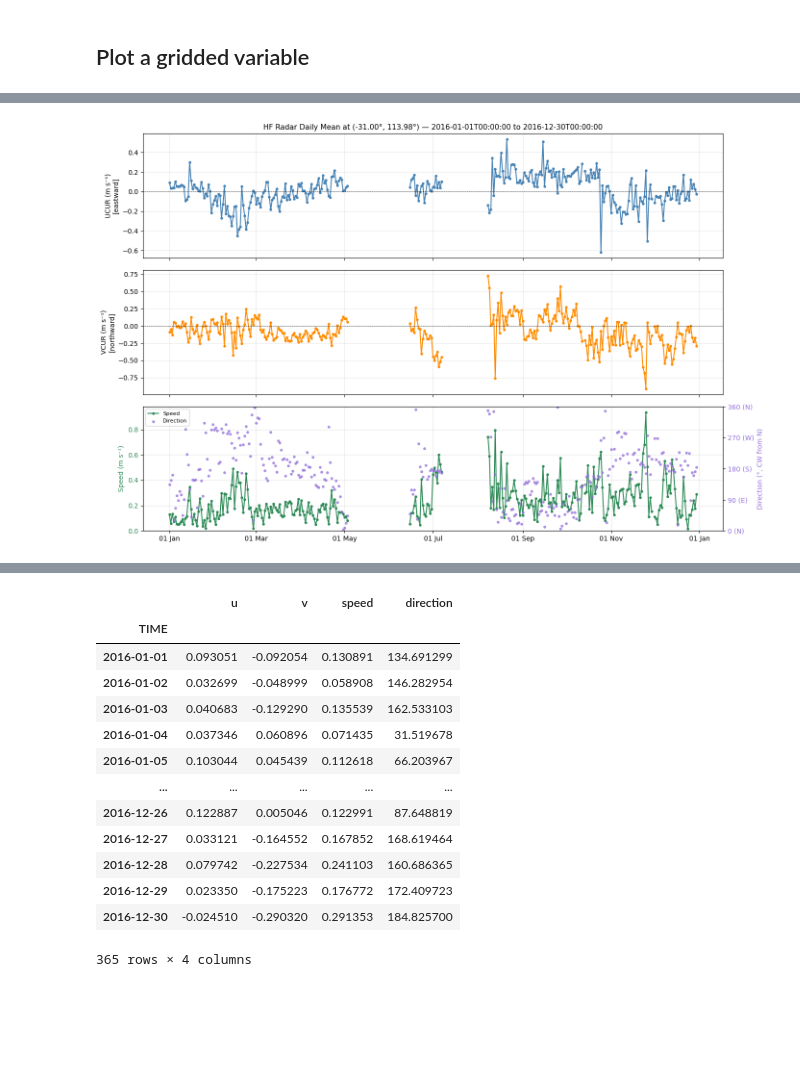
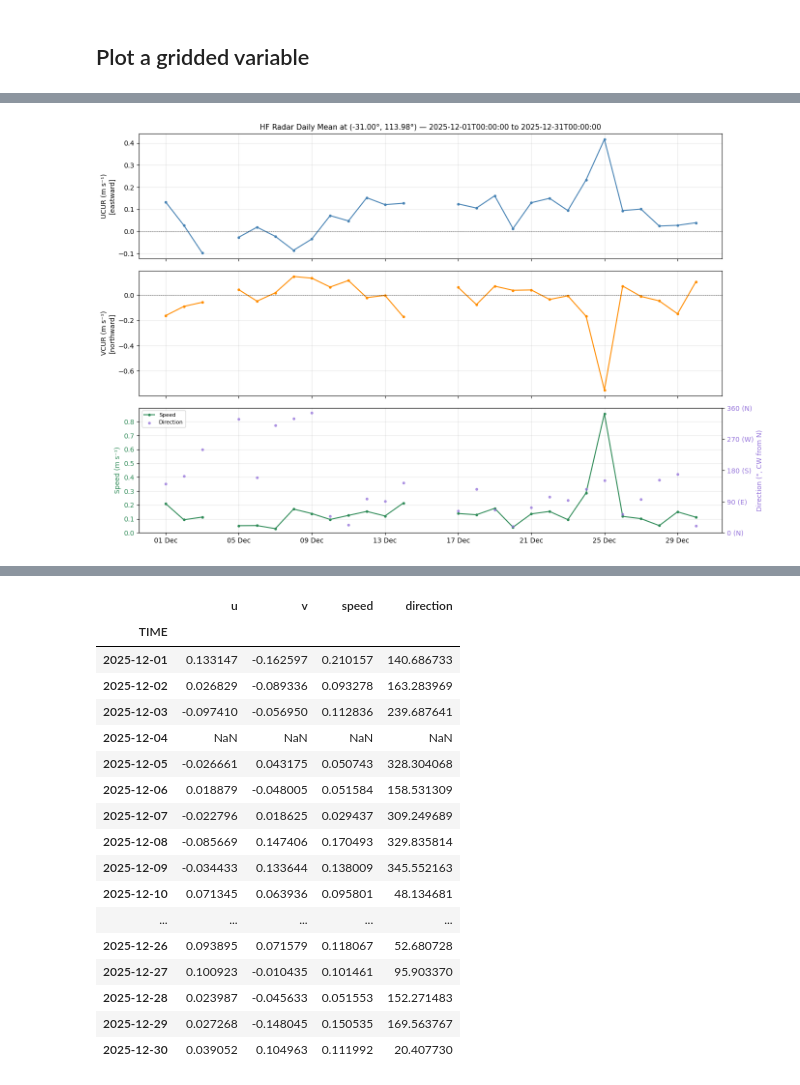
Before and after one commit to aodn/aodn_cloud_optimised, a Jupyter notebook: notebooks/radar_TurquoiseCoast_velocity_hourly_averaged_realtime_nonqc.ipynb, the cells around one changed output, grey strips where cells are left out. Saved outputs shown, nothing was run; the diff lists cells and outputs as text; code cells hidden in the pictures; blank space fills up the shorter version.

```diff
--- a/notebooks/radar_TurquoiseCoast_velocity_hourly_averaged_realtime_nonqc.ipynb
+++ b/notebooks/radar_TurquoiseCoast_velocity_hourly_averaged_realtime_nonqc.ipynb
@@ -87,6 +87,6 @@ Wall time: 3.11 s
 # %%
 %%time
-aodn_dataset.plot_radar_water_velocity_timeseries(date_start='2016-01-01T00:00:00',
-                                            date_end='2016-12-30T00:00:00', lat=-31, lon=114)
+aodn_dataset.plot_radar_water_velocity_timeseries(date_start='2025-12-01T00:00:00',
+                                            date_end='2025-12-31T00:00:00', lat=-31, lon=114)
 # %% [output]
-[figure, old version]
+[figure, new version]
@@ -95,14 +95,18 @@ Wall time: 6.33 s
 |  | u | v | speed | direction |
 | TIME |  |  |  |  |
-| 2016-01-01 | 0.093051 | -0.092054 | 0.130891 | 134.691299 |
-| 2016-01-02 | 0.032699 | -0.048999 | 0.058908 | 146.282954 |
-| 2016-01-03 | 0.040683 | -0.129290 | 0.135539 | 162.533103 |
-| 2016-01-04 | 0.037346 | 0.060896 | 0.071435 | 31.519678 |
-| 2016-01-05 | 0.103044 | 0.045439 | 0.112618 | 66.203967 |
+| 2025-12-01 | 0.133147 | -0.162597 | 0.210157 | 140.686733 |
+| 2025-12-02 | 0.026829 | -0.089336 | 0.093278 | 163.283969 |
+| 2025-12-03 | -0.097410 | -0.056950 | 0.112836 | 239.687641 |
+| 2025-12-04 | NaN | NaN | NaN | NaN |
+| 2025-12-05 | -0.026661 | 0.043175 | 0.050743 | 328.304068 |
+| 2025-12-06 | 0.018879 | -0.048005 | 0.051584 | 158.531309 |
+| 2025-12-07 | -0.022796 | 0.018625 | 0.029437 | 309.249689 |
+| 2025-12-08 | -0.085669 | 0.147406 | 0.170493 | 329.835814 |
+| 2025-12-09 | -0.034433 | 0.133644 | 0.138009 | 345.552163 |
+| 2025-12-10 | 0.071345 | 0.063936 | 0.095801 | 48.134681 |
 | ... | ... | ... | ... | ... |
-| 2016-12-26 | 0.122887 | 0.005046 | 0.122991 | 87.648819 |
-| 2016-12-27 | 0.033121 | -0.164552 | 0.167852 | 168.619464 |
-| 2016-12-28 | 0.079742 | -0.227534 | 0.241103 | 160.686365 |
-| 2016-12-29 | 0.023350 | -0.175223 | 0.176772 | 172.409723 |
-| 2016-12-30 | -0.024510 | -0.290320 | 0.291353 | 184.825700 |
+| 2025-12-26 | 0.093895 | 0.071579 | 0.118067 | 52.680728 |
+| 2025-12-27 | 0.100923 | -0.010435 | 0.101461 | 95.903370 |
+| 2025-12-28 | 0.023987 | -0.045633 | 0.051553 | 152.271483 |
+| 2025-12-29 | 0.027268 | -0.148045 | 0.150535 | 169.563767 |
+| 2025-12-30 | 0.039052 | 0.104963 | 0.111992 | 20.407730 |
-365 rows × 4 columns
```
Also changed, not shown: parts of 8 cells of this notebook.
